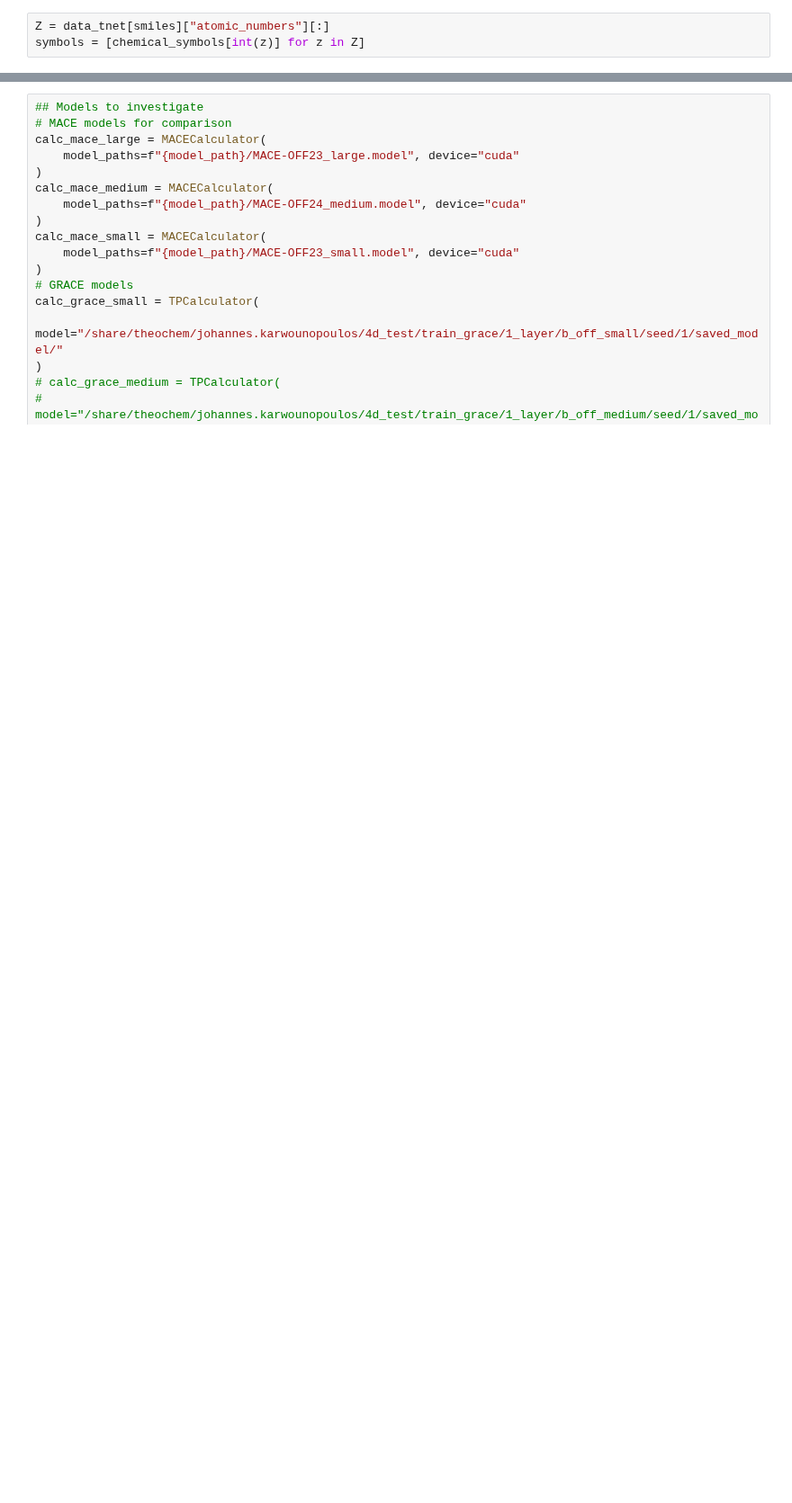
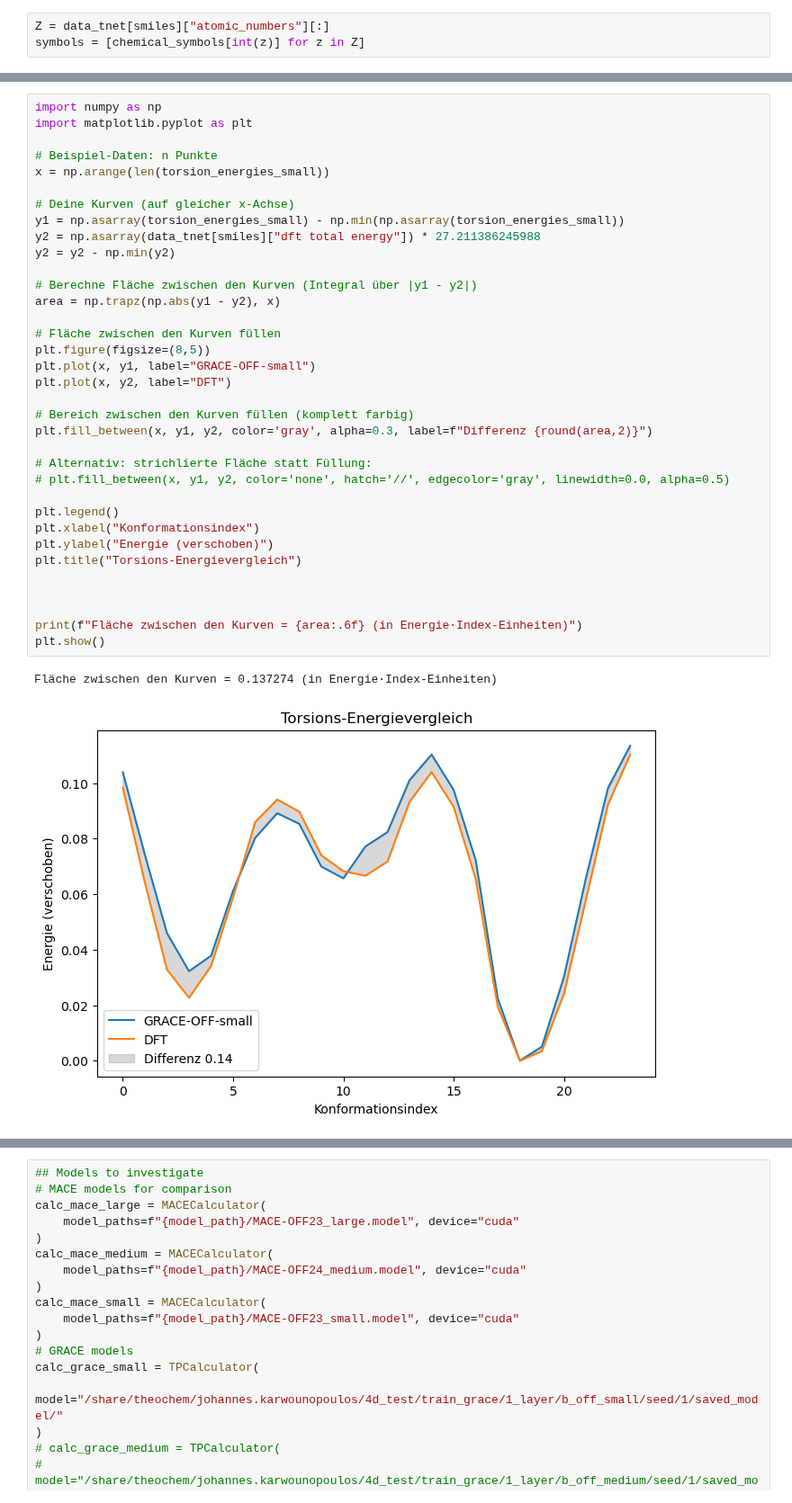
Before and after one commit to heid-lab/grace-off, a Jupyter notebook: analysis/torsions.ipynb, the cells around one changed output, grey strips where cells are left out. Shown at 90% size. Cells and saved outputs as stored; diff of their text form; blank space fills up the shorter version.

```diff
--- a/analysis/torsions.ipynb
+++ b/analysis/torsions.ipynb
@@ -79,0 +107,38 @@ plt.legend()
+# %%
+import numpy as np
+import matplotlib.pyplot as plt
+
+# Beispiel-Daten: n Punkte
+x = np.arange(len(torsion_energies_small))
+
+# Deine Kurven (auf gleicher x-Achse)
+y1 = np.asarray(torsion_energies_small) - np.min(np.asarray(torsion_energies_small))
+y2 = np.asarray(data_tnet[smiles]["dft total energy"]) * 27.211386245988
+y2 = y2 - np.min(y2)
+
+# Berechne Fläche zwischen den Kurven (Integral über |y1 - y2|)
+area = np.trapz(np.abs(y1 - y2), x)
+
+# Fläche zwischen den Kurven füllen
+plt.figure(figsize=(8,5))
+plt.plot(x, y1, label="GRACE-OFF-small")
+plt.plot(x, y2, label="DFT")
+
+# Bereich zwischen den Kurven füllen (komplett farbig)
+plt.fill_between(x, y1, y2, color='gray', alpha=0.3, label=f"Differenz {round(area,2)}")
+
+# Alternativ: strichlierte Fläche statt Füllung:
+# plt.fill_between(x, y1, y2, color='none', hatch='//', edgecolor='gray', linewidth=0.0, alpha=0.5)
+
+plt.legend()
+plt.xlabel("Konformationsindex")
+plt.ylabel("Energie (verschoben)")
+plt.title("Torsions-Energievergleich")
+
+
+
+print(f"Fläche zwischen den Kurven = {area:.6f} (in Energie·Index-Einheiten)")
+plt.show()
+# %% [output]
+Fläche zwischen den Kurven = 0.137274 (in Energie·Index-Einheiten)
+[figure, added]
```
Also changed, not shown: parts of 13 cells of this notebook.
